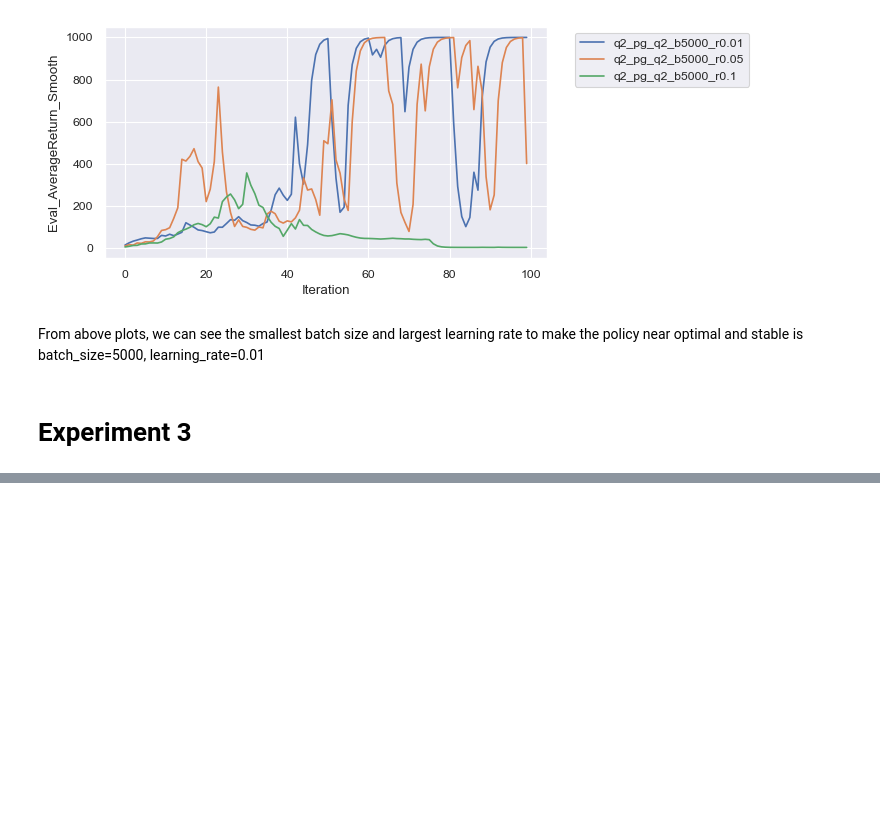
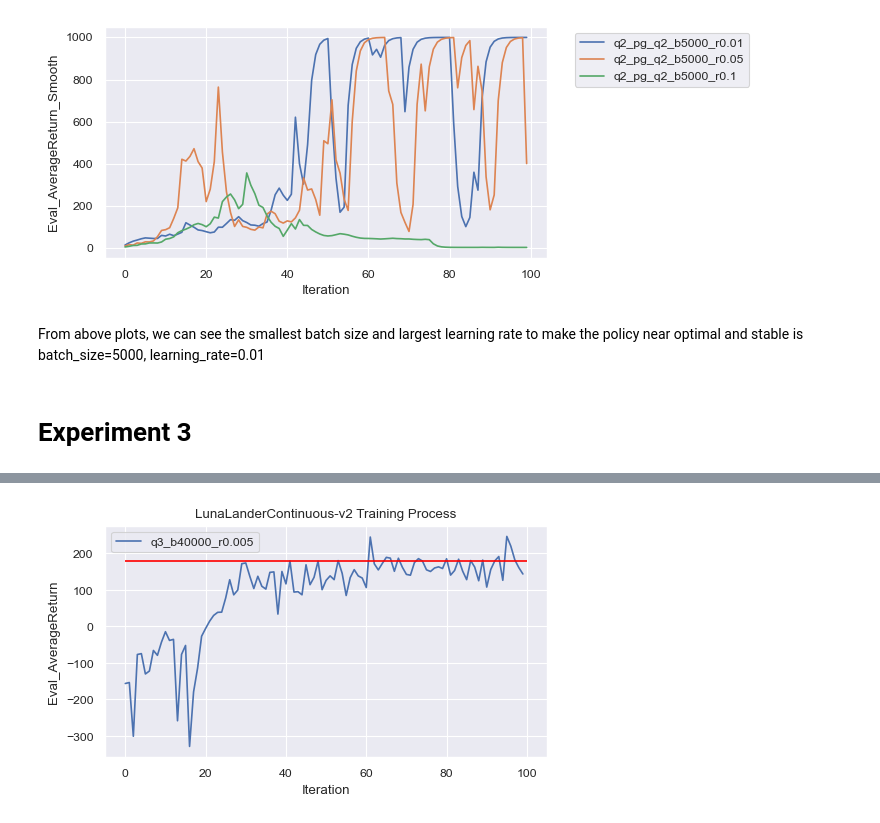
Before and after one commit to kalinplus/cs285-fa22-hw, a Jupyter notebook: hw2/DataVisualization.ipynb, the cells around one changed output, grey strips where cells are left out. Drawn from its saved outputs; the diff is of its cells as text; code cells hidden in the pictures; blank space fills up the shorter version.

```diff
--- a/hw2/DataVisualization.ipynb
+++ b/hw2/DataVisualization.ipynb
@@ -169,3 +170,30 @@ plt.savefig(os.path.join(export_dir, 'q2_a3.png'), bbox_inches='tight')
 From above plots, we can see the smallest batch size and largest learning rate to make the policy near optimal and stable is batch_size=5000, learning_rate=0.01
 # %% [markdown]
 # Experiment 3
+# %%
+def read_q3_data() -> pd.DataFrame:
+    full_data = pd.DataFrame()
+    for folder in os.listdir('data'):
+        split = folder.split('_')
+        if 'LunarLanderContinuous-v2' in split:
+            config_list = split[split.index('q3'):split.index('LunarLanderContinuous-v2')]
+            config = '_'.join(config_list)
+
+            logdir = os.path.join('data', folder, 'event*')
+            eventfile = glob.glob(logdir)[0]
+
+            X, Y, Z = get_section_results(eventfile)
+
+            data = pd.DataFrame({
+                'Iteration': range(len(X)),
+                'Config': np.repeat(config, len(X)),
+                'Train_EnvstepsSoFar': X,
+                'Eval_AverageReturn': Y,
+            })
+
+            full_data = pd.concat([full_data, data], axis=0, ignore_index=True)
+
+    return full_data
+# %%
+q3_data = read_q3_data()
+q3_data
@@ -171,0 +214,10 @@ From above plots, we can see the smallest batch size and largest learning rate t
+# %%
+plt.figure(figsize=figsize)
+
+sns.lineplot(data=q3_data, x='Iteration', y='Eval_AverageReturn', hue='Config')
+plt.hlines(y=180, xmin=0, xmax=100, color='red')
+plt.legend()
+plt.title('LunaLanderContinuous-v2 Training Process')
+plt.savefig(os.path.join(export_dir, 'q3.png'), dpi=200, bbox_inches='tight')
+# %% [output]
+[figure, added]
```
Also changed, not shown: parts of 4 cells of this notebook, 7 other files.
